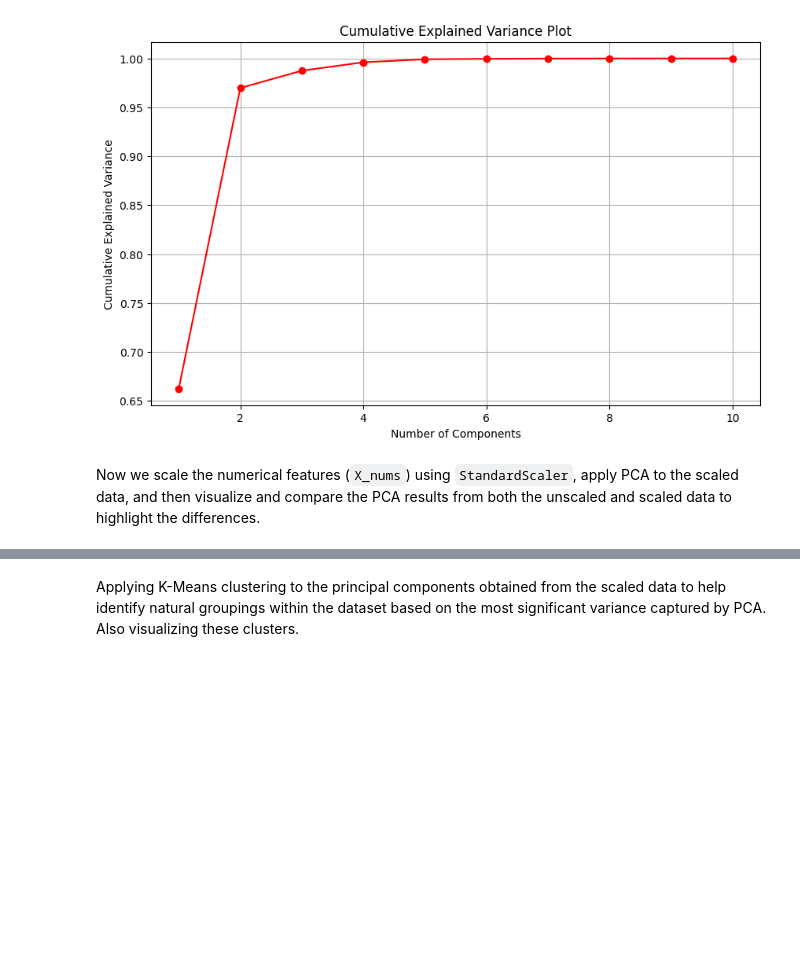
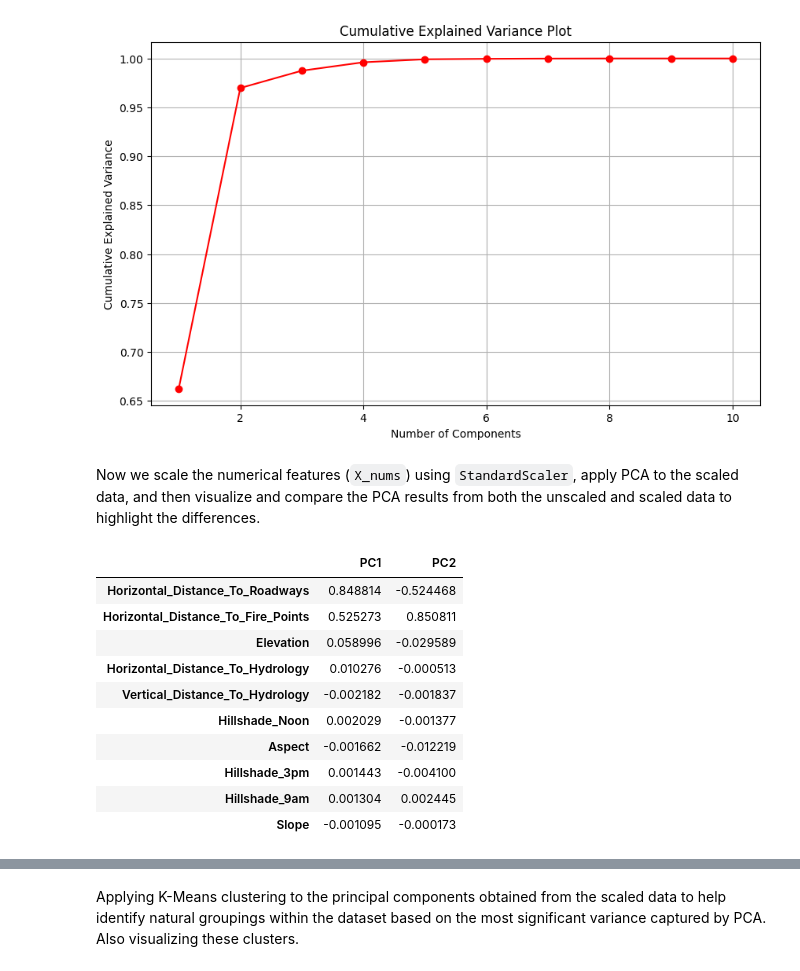
Before and after one commit to daechungus/CSM148-Final-Project, a Jupyter notebook: CS_M148_group_project.ipynb, the cells around one changed output, grey strips where cells are left out. Cells and saved outputs as stored; diff of their text form; code cells hidden in the pictures; blank space fills up the shorter version.

Commit message:
Pushing principal component features

```diff
--- a/CS_M148_group_project.ipynb
+++ b/CS_M148_group_project.ipynb
@@ -914,6 +911,31 @@ plt.show()
 [figure]
 # %% [markdown]
 Now we scale the numerical features (`X_nums`) using `StandardScaler`, apply PCA to the scaled data, and then visualize and compare the PCA results from both the unscaled and scaled data to highlight the differences.
+# %%
+# finding features contributing most to each principal component
+unscaled_loadings = pd.DataFrame(
+    eigenvectors,
+    columns=[f'PC{i+1}' for i in range(eigenvectors.shape[1])],
+    index=X_nums.columns
+)
+
+loadings_display = unscaled_loadings[['PC1', 'PC2']].copy()
+loadings_display['PC1_abs'] = loadings_display['PC1'].abs()
+loadings_display['PC2_abs'] = loadings_display['PC2'].abs()
+loadings_display = loadings_display.sort_values('PC1_abs', ascending=False)
+display(loadings_display[['PC1', 'PC2']])
+# %% [output]
+|  | PC1 | PC2 |
+| Horizontal_Distance_To_Roadways | 0.848814 | -0.524468 |
+| Horizontal_Distance_To_Fire_Points | 0.525273 | 0.850811 |
+| Elevation | 0.058996 | -0.029589 |
+| Horizontal_Distance_To_Hydrology | 0.010276 | -0.000513 |
+| Vertical_Distance_To_Hydrology | -0.002182 | -0.001837 |
+| Hillshade_Noon | 0.002029 | -0.001377 |
+| Aspect | -0.001662 | -0.012219 |
+| Hillshade_3pm | 0.001443 | -0.004100 |
+| Hillshade_9am | 0.001304 | 0.002445 |
+| Slope | -0.001095 | -0.000173 |
 # %%
 # Initialize StandardScaler
 scaler = StandardScaler()
```
Also changed, not shown: parts of 5 cells of this notebook.
